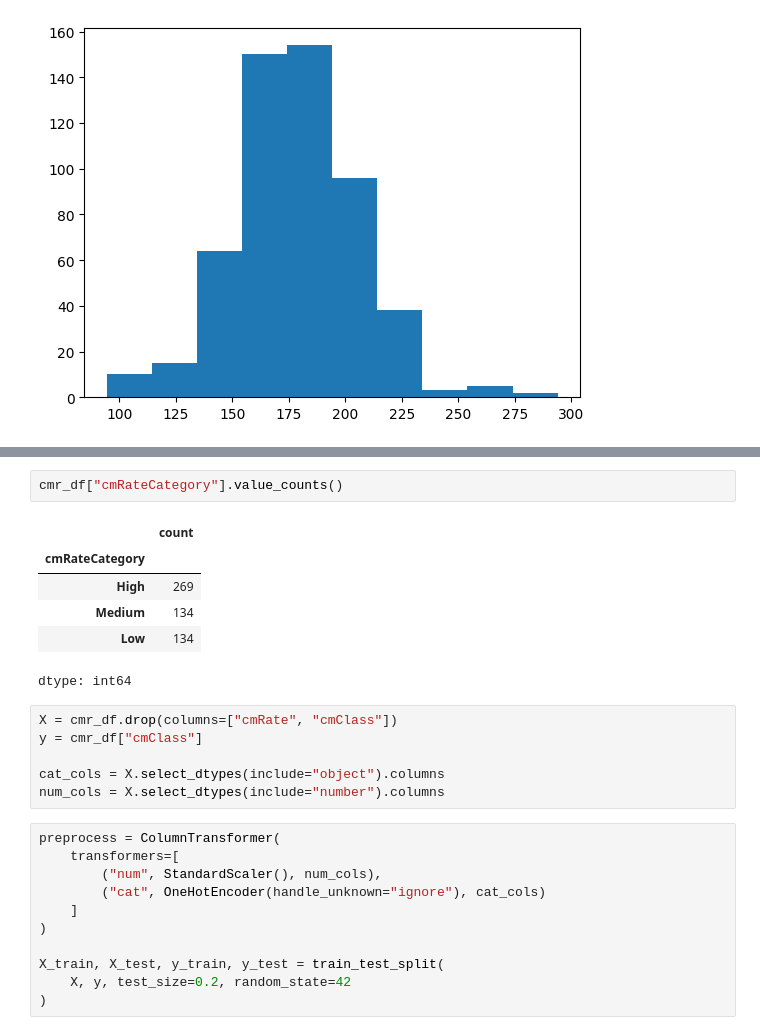
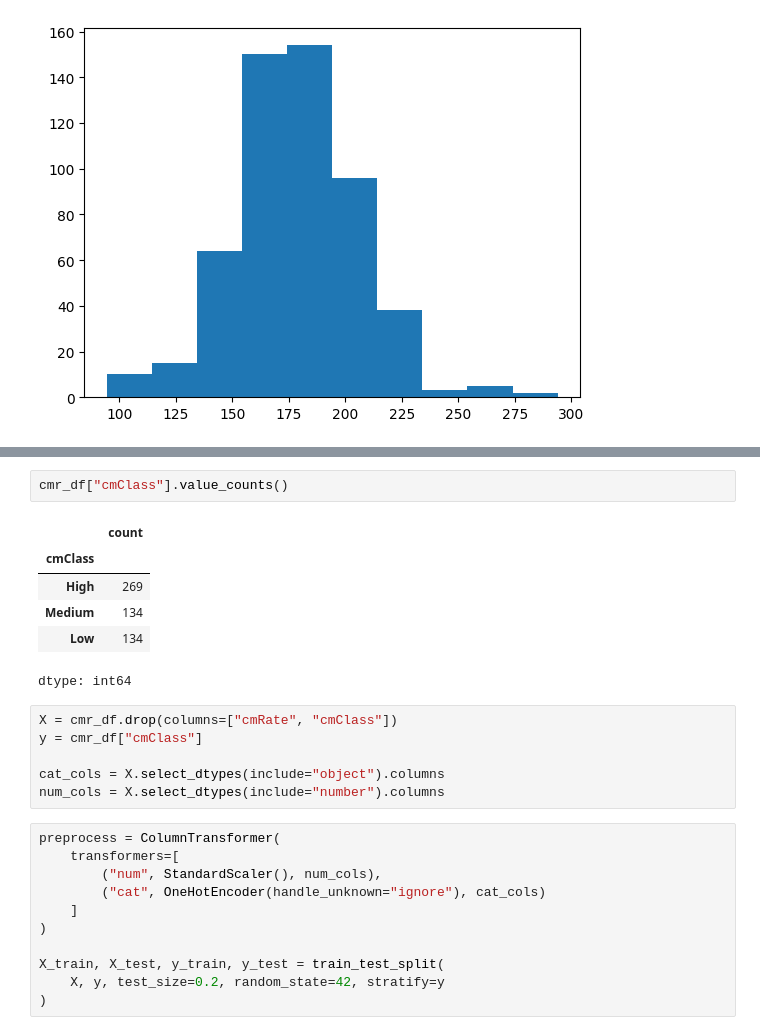
Before and after one commit to cwjng/si670-final-project, a Jupyter notebook: si670_final_project.ipynb, the cells around one changed output, grey strips where cells are left out. Saved outputs shown, nothing was run; the diff lists cells and outputs as text.

```diff
--- a/si670_final_project.ipynb
+++ b/si670_final_project.ipynb
@@ -91,8 +96,8 @@ cmr_df.head()
 # %%
-cmr_df["cmRateCategory"].value_counts()
+cmr_df["cmClass"].value_counts()
 # %% [output]
 |  | count |
-| cmRateCategory |  |
+| cmClass |  |
 | High | 269 |
 | Medium | 134 |
 | Low | 134 |
@@ -112,5 +117,5 @@ preprocess = ColumnTransformer(
 )
 
 X_train, X_test, y_train, y_test = train_test_split(
-    X, y, test_size=0.2, random_state=42
+    X, y, test_size=0.2, random_state=42, stratify=y
 )
```
Also changed, not shown: parts of 17 cells of this notebook.
